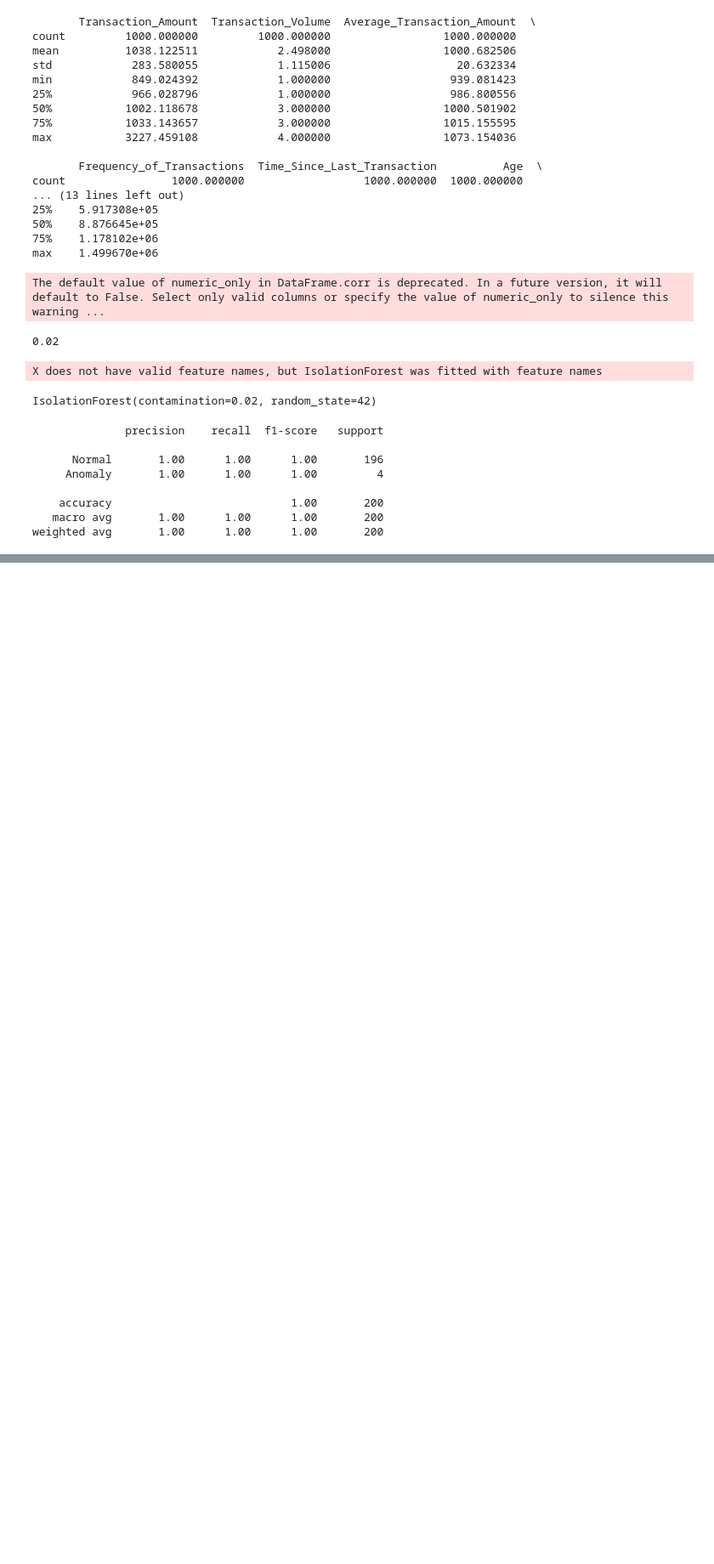
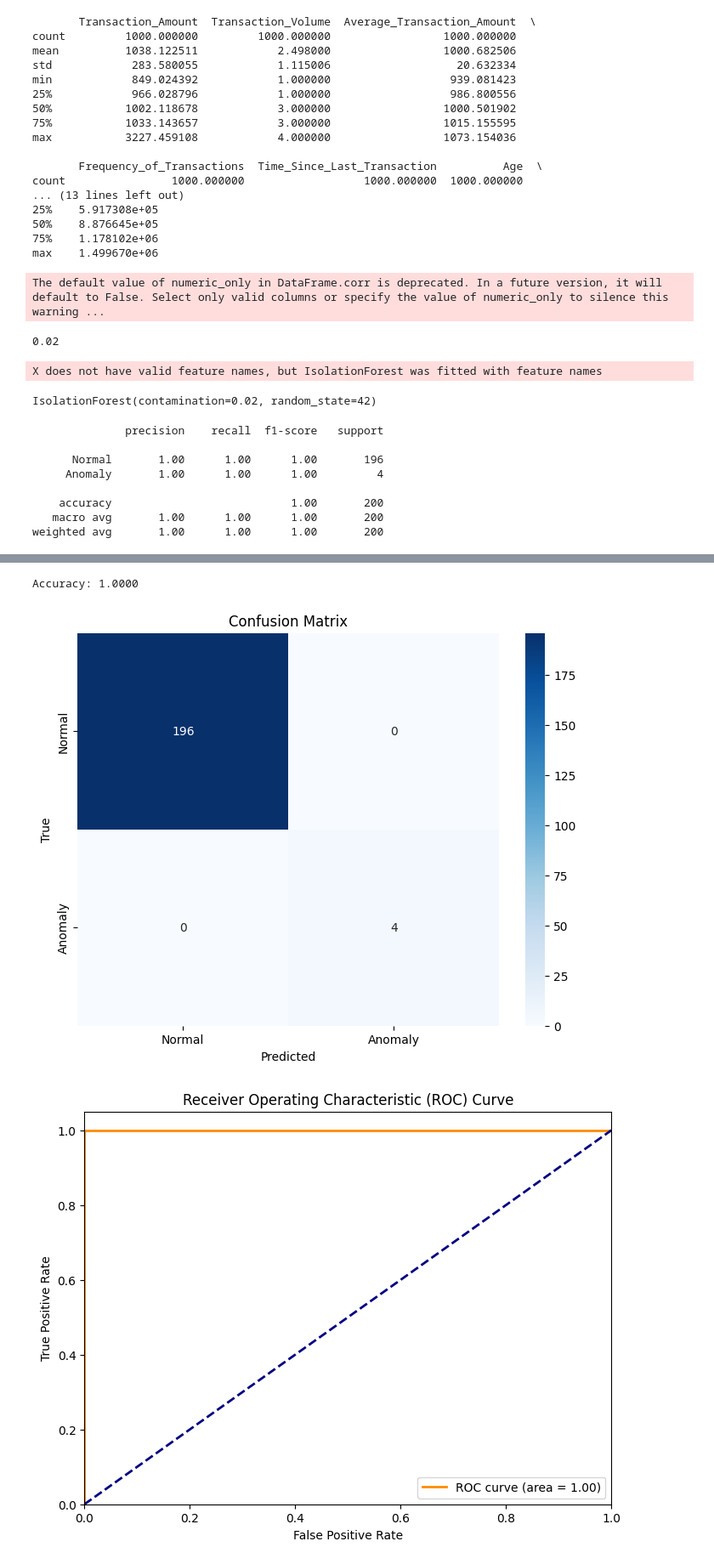
Before and after one commit to hitarth0710/Transaction-Anomaly-Detection, a Jupyter notebook: notebook/transaction.ipynb, the cells around one changed output, grey strips where cells are left out. Shown at 85% size. Saved outputs shown, nothing was run; the diff lists cells and outputs as text; code cells hidden in the pictures; blank space fills up the shorter version.

```diff
--- a/notebook/transaction.ipynb
+++ b/notebook/transaction.ipynb
@@ -212,0 +213,76 @@ Anomaly detected: This transaction is flagged as an anomaly.
+# %%
+# Performance metrics without using y_pred
+
+# Import necessary libraries for performance metrics
+import matplotlib.pyplot as plt
+import seaborn as sns
+from sklearn.metrics import confusion_matrix, accuracy_score, roc_curve, auc, precision_recall_curve, average_precision_score
+
+# Generate fresh predictions from the model
+predictions = model.predict(X_test)
+
+# Convert predictions to binary values (0: normal, 1: anomaly)
+predictions_binary = [1 if pred == -1 else 0 for pred in predictions]
+
+# Calculate accuracy
+accuracy = accuracy_score(y_test, predictions_binary)
+print(f"Accuracy: {accuracy:.4f}")
+
+# Generate and plot confusion matrix
+cm = confusion_matrix(y_test, predictions_binary)
+plt.figure(figsize=(8, 6))
+sns.heatmap(cm, annot=True, fmt='d', cmap='Blues',
+            xticklabels=['Normal', 'Anomaly'],
+            yticklabels=['Normal', 'Anomaly'])
+plt.xlabel('Predicted')
+plt.ylabel('True')
+plt.title('Confusion Matrix')
+plt.show()
+
+# For better ROC curve, we can use decision_function which returns anomaly scores
+anomaly_scores = model.decision_function(X_test) * -1  # Multiply by -1 so higher values = more anomalous
+fpr, tpr, thresholds = roc_curve(y_test, anomaly_scores)
+roc_auc = auc(fpr, tpr)
+
+# Plot ROC curve
+plt.figure(figsize=(8, 6))
+plt.plot(fpr, tpr, color='darkorange', lw=2,
+         label=f'ROC curve (area = {roc_auc:.2f})')
+plt.plot([0, 1], [0, 1], color='navy', lw=2, linestyle='--')
+plt.xlim([0.0, 1.0])
+plt.ylim([0.0, 1.05])
+plt.xlabel('False Positive Rate')
+plt.ylabel('True Positive Rate')
+plt.title('Receiver Operating Characteristic (ROC) Curve')
+plt.legend(loc="lower right")
+plt.show()
+
+# Calculate precision-recall curve
+precision, recall, _ = precision_recall_curve(y_test, anomaly_scores)
+avg_precision = average_precision_score(y_test, anomaly_scores)
+
+# Plot precision-recall curve
+plt.figure(figsize=(8, 6))
+plt.plot(recall, precision, color='blue', lw=2,
+         label=f'Precision-Recall curve (AP = {avg_precision:.2f})')
+plt.xlabel('Recall')
+plt.ylabel('Precision')
+plt.title('Precision-Recall Curve')
+plt.legend(loc="lower left")
+plt.show()
+
+# Calculate and display class-specific metrics
+tn, fp, fn, tp = cm.ravel()
+specificity = tn / (tn + fp)
+sensitivity = tp / (tp + fn)  # same as recall
+precision_score = tp / (tp + fp)
+f1 = 2 * (precision_score * sensitivity) / (precision_score + sensitivity)
+
+print(f"Specificity (True Negative Rate): {specificity:.4f}")
+print(f"Sensitivity (True Positive Rate): {sensitivity:.4f}")
+print(f"Precision: {precision_score:.4f}")
+print(f"F1 Score: {f1:.4f}")
+# %% [output]
+Accuracy: 1.0000
+[figure, added]
+[figure, added]
```
Also changed, not shown: parts of 2 cells of this notebook.
